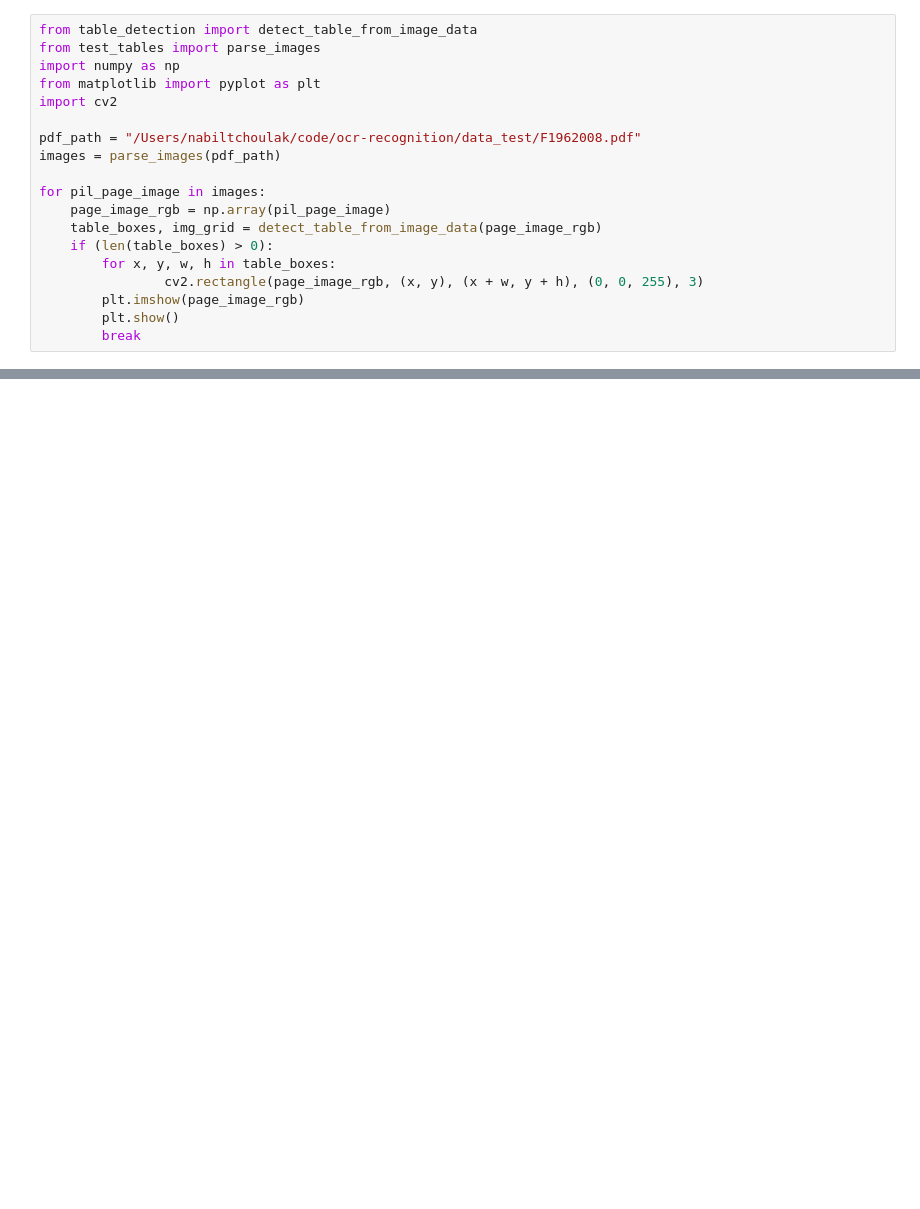
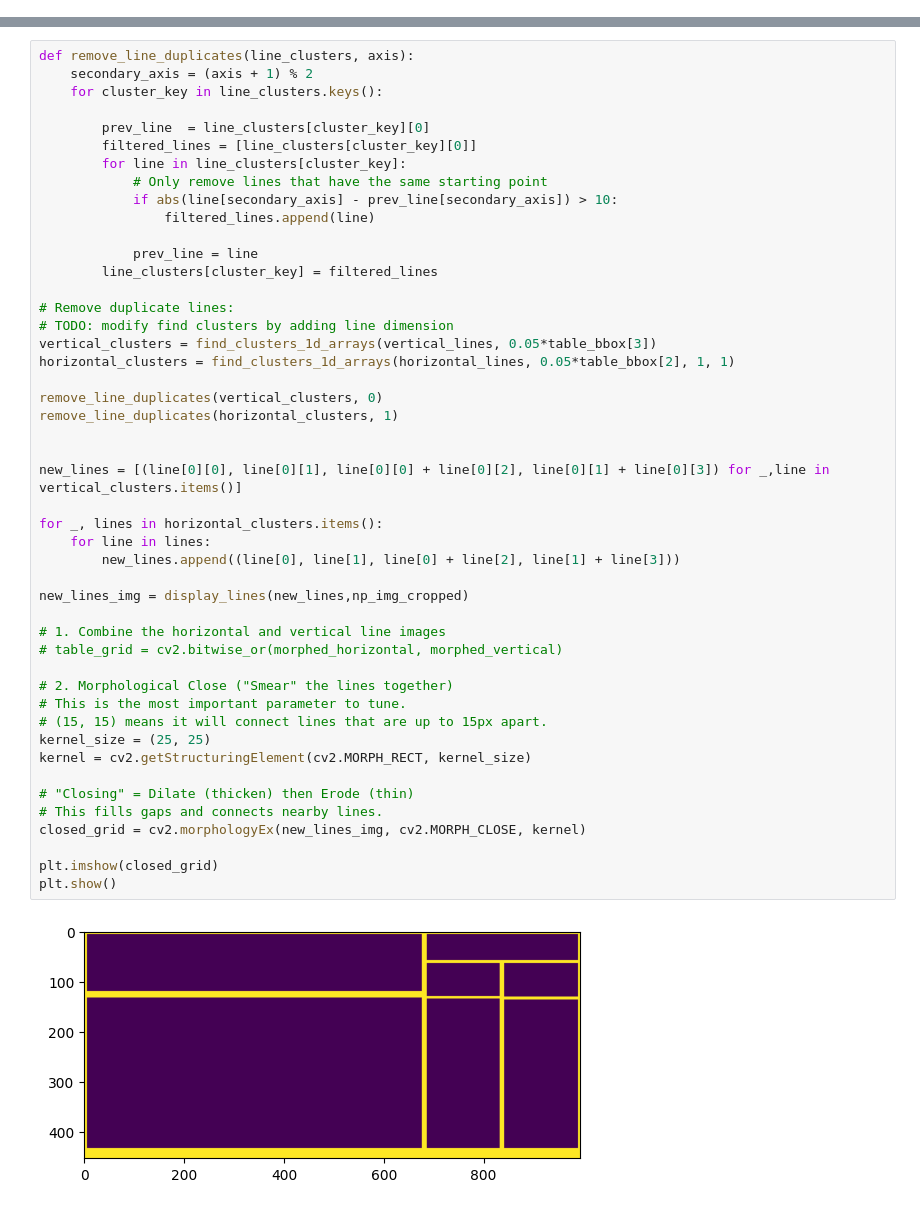
Before and after one commit to AIDZLegaldatabase/ocr-recognition, a Jupyter notebook: test.ipynb, the cells around one changed output, grey strips where cells are left out. Cells and saved outputs as stored; diff of their text form; blank space fills up the shorter version.

```diff
--- a/test.ipynb
+++ b/test.ipynb
@@ -1,19 +0,0 @@
-# %%
-from table_detection import detect_table_from_image_data
-from test_tables import parse_images
-import numpy as np
-from matplotlib import pyplot as plt
-import cv2
-
-pdf_path = "/Users/nabiltchoulak/code/ocr-recognition/data_test/F1962008.pdf"
-images = parse_images(pdf_path)
-
-for pil_page_image in images:
-    page_image_rgb = np.array(pil_page_image)
-    table_boxes, img_grid = detect_table_from_image_data(page_image_rgb)
-    if (len(table_boxes) > 0):
-        for x, y, w, h in table_boxes:
-                cv2.rectangle(page_image_rgb, (x, y), (x + w, y + h), (0, 0, 255), 3)
-        plt.imshow(page_image_rgb)
-        plt.show()
-        break
@@ -22,0 +130,49 @@ Parsed 8 images from the PDF file
+# %%
+def remove_line_duplicates(line_clusters, axis):
+    secondary_axis = (axis + 1) % 2
+    for cluster_key in line_clusters.keys():
+
+        prev_line  = line_clusters[cluster_key][0]
+        filtered_lines = [line_clusters[cluster_key][0]]
+        for line in line_clusters[cluster_key]:
+            # Only remove lines that have the same starting point
+            if abs(line[secondary_axis] - prev_line[secondary_axis]) > 10:
+                filtered_lines.append(line)
+
+            prev_line = line
+        line_clusters[cluster_key] = filtered_lines
+
+# Remove duplicate lines:
+# TODO: modify find clusters by adding line dimension
+vertical_clusters = find_clusters_1d_arrays(vertical_lines, 0.05*table_bbox[3])
+horizontal_clusters = find_clusters_1d_arrays(horizontal_lines, 0.05*table_bbox[2], 1, 1)
+
+remove_line_duplicates(vertical_clusters, 0)
+remove_line_duplicates(horizontal_clusters, 1)
+
+
+new_lines = [(line[0][0], line[0][1], line[0][0] + line[0][2], line[0][1] + line[0][3]) for _,line in vertical_clusters.items()]
+
+for _, lines in horizontal_clusters.items():
+    for line in lines:
+        new_lines.append((line[0], line[1], line[0] + line[2], line[1] + line[3]))
+
+new_lines_img = display_lines(new_lines,np_img_cropped)
+
+# 1. Combine the horizontal and vertical line images
+# table_grid = cv2.bitwise_or(morphed_horizontal, morphed_vertical)
+
+# 2. Morphological Close ("Smear" the lines together)
+# This is the most important parameter to tune.
+# (15, 15) means it will connect lines that are up to 15px apart.
+kernel_size = (25, 25)
+kernel = cv2.getStructuringElement(cv2.MORPH_RECT, kernel_size)
+
+# "Closing" = Dilate (thicken) then Erode (thin)
+# This fills gaps and connects nearby lines.
+closed_grid = cv2.morphologyEx(new_lines_img, cv2.MORPH_CLOSE, kernel)
+
+plt.imshow(closed_grid)
+plt.show()
+# %% [output]
+[figure, added]
```
Also changed, not shown: parts of 8 cells of this notebook, 2 other files.
